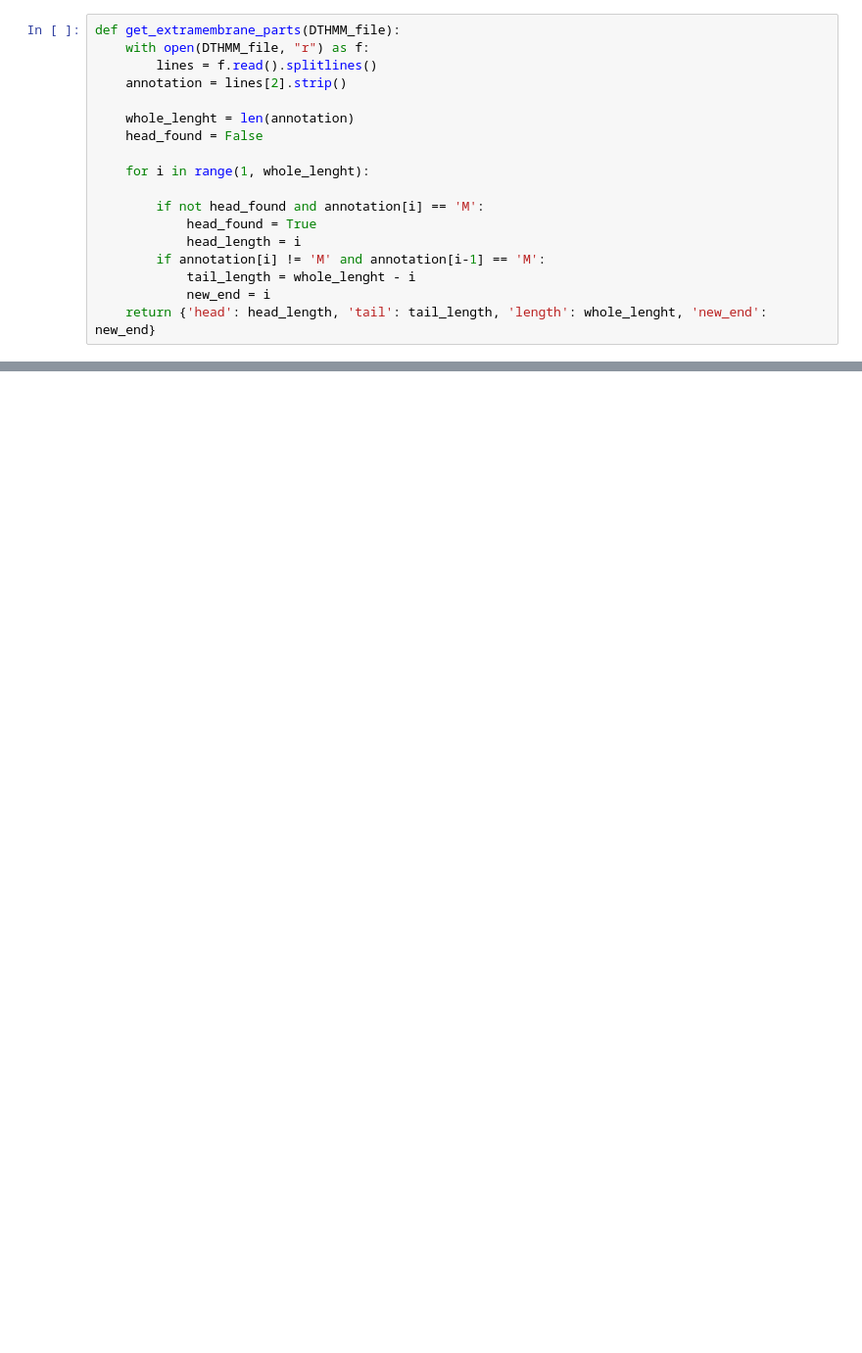
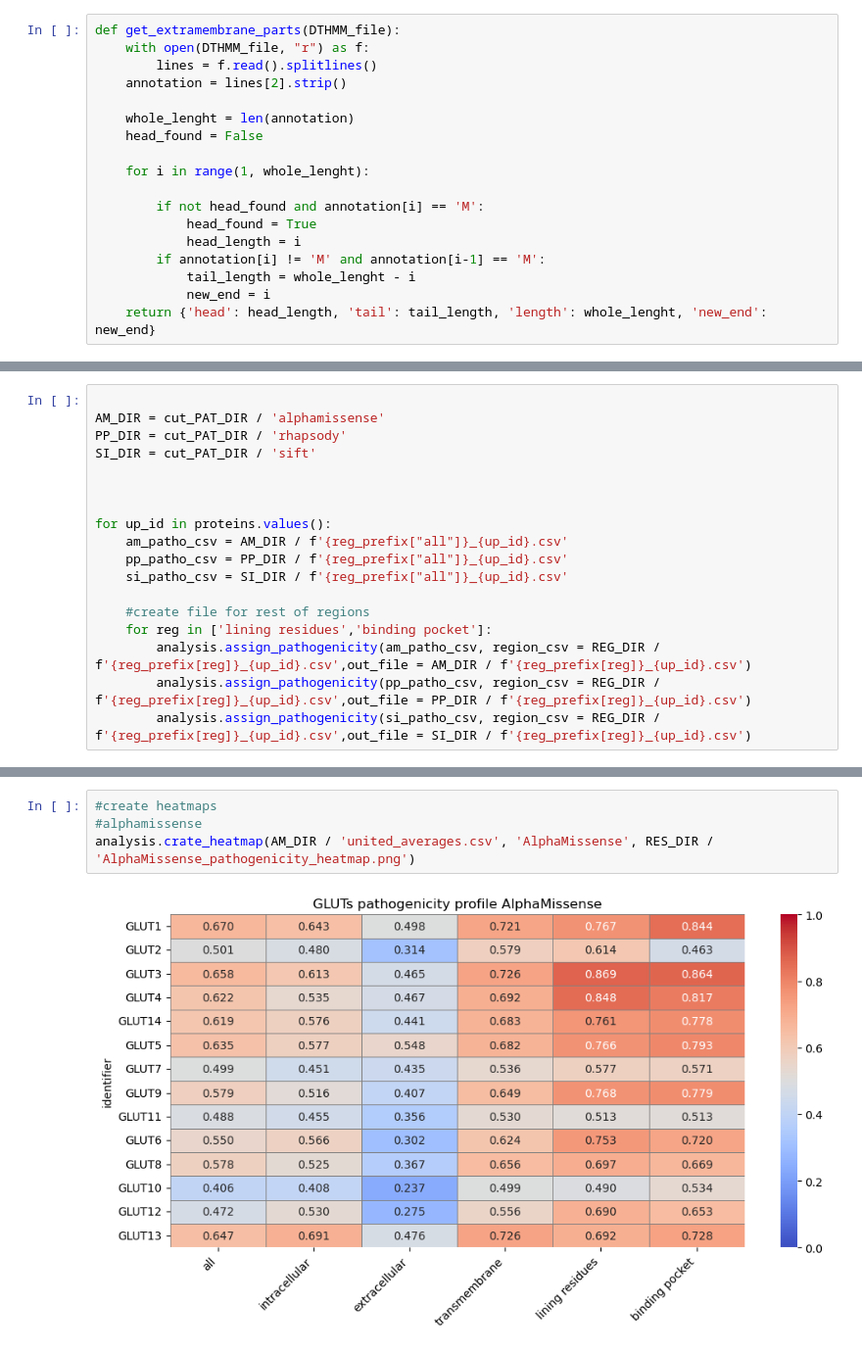
Before and after one commit to DominikMartinat/GLUT_pathogenicity_analysis, a Jupyter notebook: unified_workflow.ipynb, the cells around one changed output, grey strips where cells are left out. Shown at 98% size. Drawn from its saved outputs; the diff is of its cells as text; blank space fills up the shorter version.

```diff
--- a/unified_workflow.ipynb
+++ b/unified_workflow.ipynb
@@ -204,0 +314,18 @@ get_extramembrane_parts(DTM_DIR / 'O95528.3line')
+# %%
+
+AM_DIR = cut_PAT_DIR / 'alphamissense'
+PP_DIR = cut_PAT_DIR / 'rhapsody'
+SI_DIR = cut_PAT_DIR / 'sift'
+
+
+
+for up_id in proteins.values():
+    am_patho_csv = AM_DIR / f'{reg_prefix["all"]}_{up_id}.csv'
+    pp_patho_csv = PP_DIR / f'{reg_prefix["all"]}_{up_id}.csv'
+    si_patho_csv = SI_DIR / f'{reg_prefix["all"]}_{up_id}.csv'
+
+    #create file for rest of regions
+    for reg in ['lining residues','binding pocket']:
+        analysis.assign_pathogenicity(am_patho_csv, region_csv = REG_DIR / f'{reg_prefix[reg]}_{up_id}.csv',out_file = AM_DIR / f'{reg_prefix[reg]}_{up_id}.csv')
+        analysis.assign_pathogenicity(pp_patho_csv, region_csv = REG_DIR / f'{reg_prefix[reg]}_{up_id}.csv',out_file = PP_DIR / f'{reg_prefix[reg]}_{up_id}.csv')
+        analysis.assign_pathogenicity(si_patho_csv, region_csv = REG_DIR / f'{reg_prefix[reg]}_{up_id}.csv',out_file = SI_DIR / f'{reg_prefix[reg]}_{up_id}.csv')
@@ -204,0 +382,6 @@ get_extramembrane_parts(DTM_DIR / 'O95528.3line')
+# %%
+#create heatmaps
+#alphamissense
+analysis.crate_heatmap(AM_DIR / 'united_averages.csv', 'AlphaMissense', RES_DIR / 'AlphaMissense_pathogenicity_heatmap.png')
+# %% [output]
+[figure, added]
```
Also changed, not shown: parts of 35 cells of this notebook.
